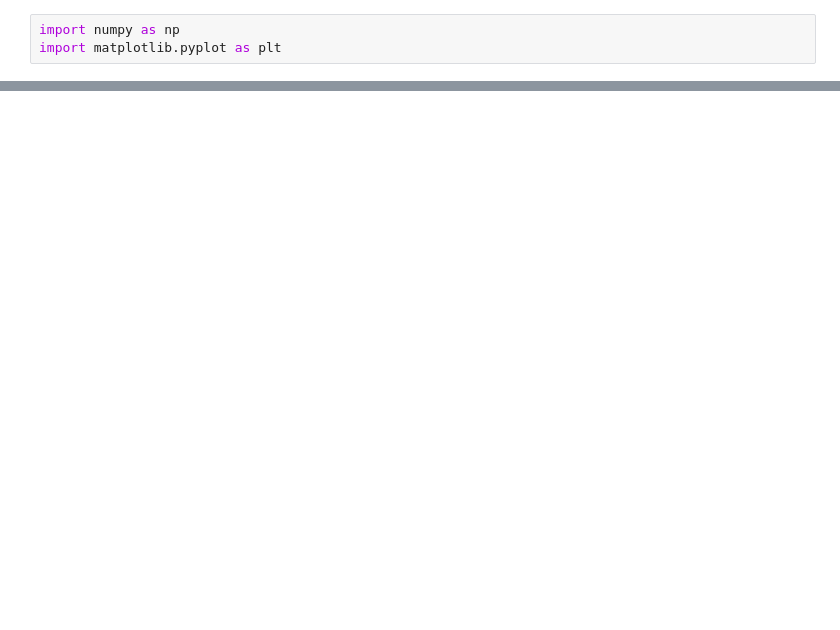
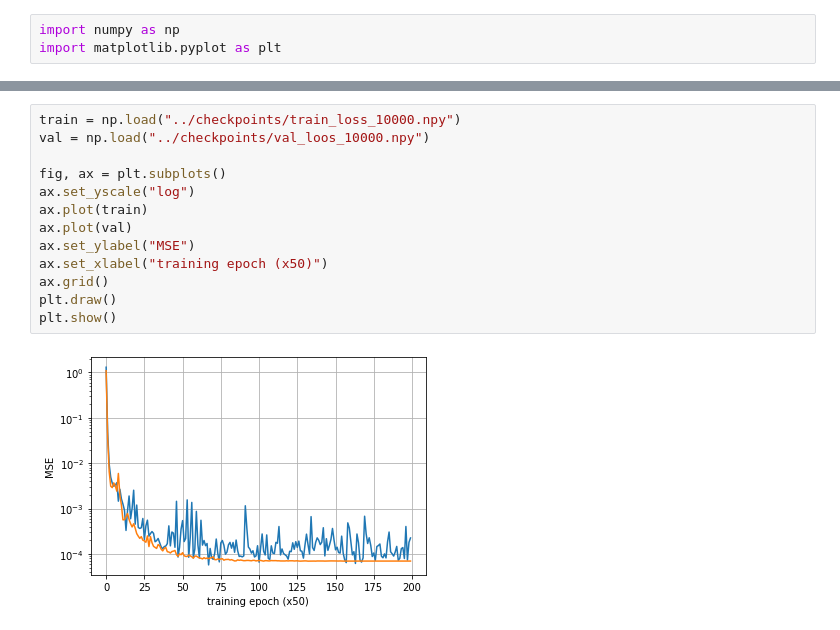
Before and after one commit to FeiGSSS/Control, a Jupyter notebook: notebooks/plot_loss.ipynb, the cells around one changed output, grey strips where cells are left out. Saved outputs shown, nothing was run; the diff lists cells and outputs as text; blank space fills up the shorter version.

```diff
--- a/notebooks/plot_loss.ipynb
+++ b/notebooks/plot_loss.ipynb
@@ -18,0 +19,15 @@ plt.show()
+# %%
+train = np.load("../checkpoints/train_loss_10000.npy")
+val = np.load("../checkpoints/val_loos_10000.npy")
+
+fig, ax = plt.subplots()
+ax.set_yscale("log")
+ax.plot(train)
+ax.plot(val)
+ax.set_ylabel("MSE")
+ax.set_xlabel("training epoch (x50)")
+ax.grid()
+plt.draw()
+plt.show()
+# %% [output]
+[figure, added]
```
Also changed, not shown: parts of 2 cells of this notebook, 3 other files.
